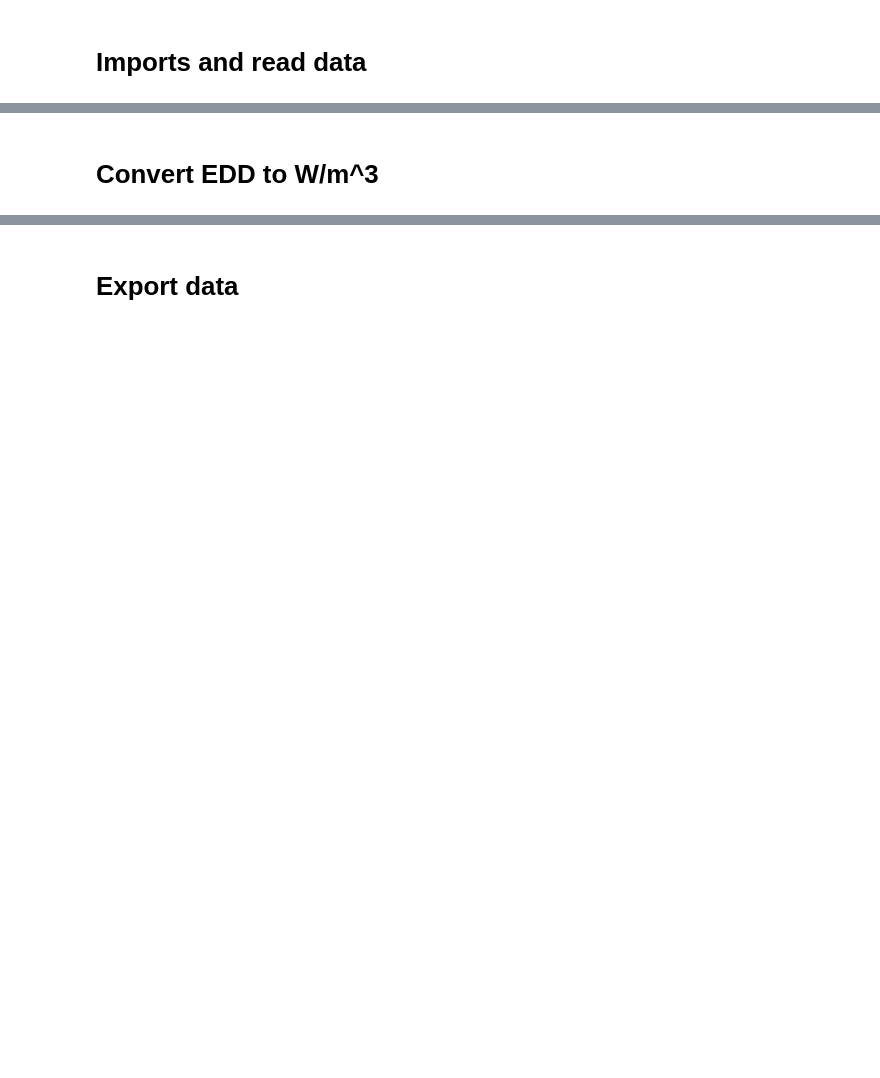
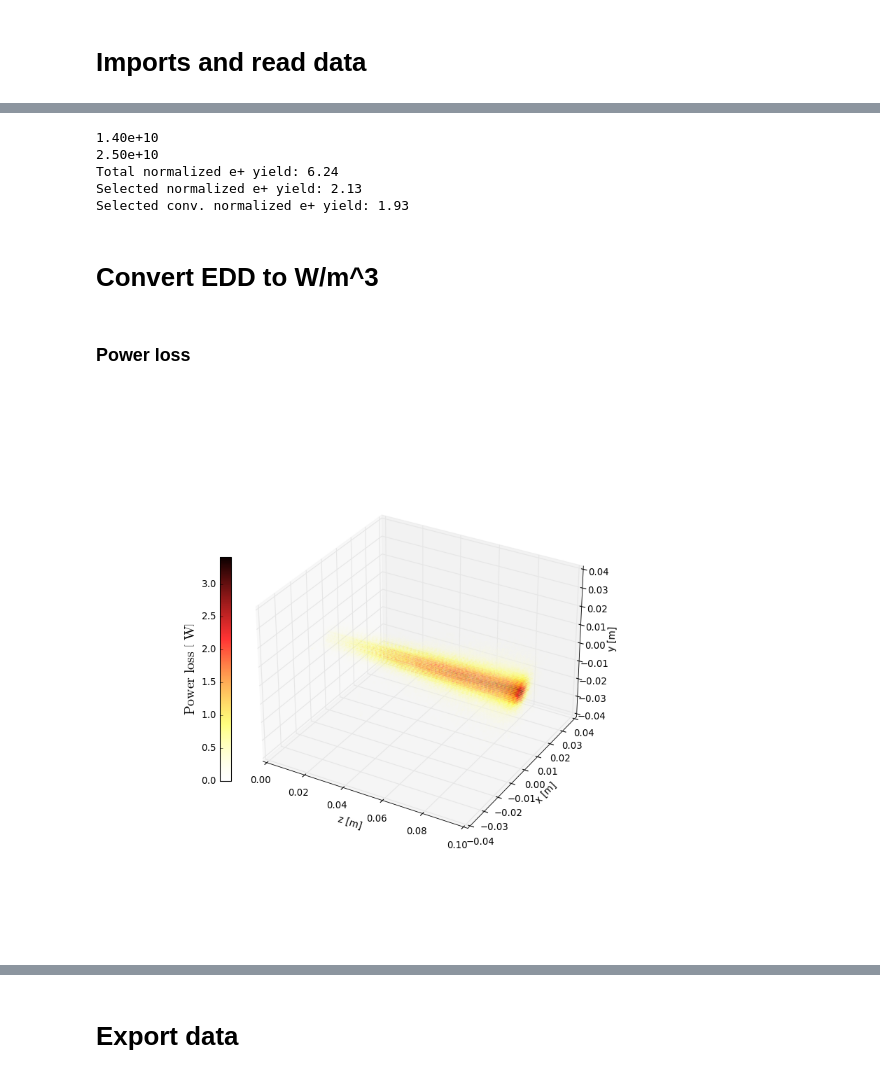
Before and after one commit to MaxVarverakis/G4Bl-LXeSims, a Jupyter notebook: analysis/convert_to_PowerPerVol.ipynb, the cells around one changed output, grey strips where cells are left out. Saved outputs shown, nothing was run; the diff lists cells and outputs as text; code cells hidden in the pictures; blank space fills up the shorter version.

```diff
--- a/analysis/convert_to_PowerPerVol.ipynb
+++ b/analysis/convert_to_PowerPerVol.ipynb
@@ -55,3 +94,16 @@ df_Exit = pd.read_csv(path + '/exit_window.csv')
+# %%
+selected_yield = energy[selection_mask].size / 1e3
+print(f'{4.8e-9 / e_charge / selected_yield:.2e}')
+print(f'{4.8e-9 / e_charge / 1.2:.2e}')
+print(f'Total normalized e+ yield: {normalized_total_yield:.2f}')
+print(f'Selected normalized e+ yield: {energy[selection_mask].size/1e3:.2f}')
+print(f'Selected conv. normalized e+ yield: {energy[conv_t_mask].size/1e3:.2f}')
+# %% [output]
+1.40e+10
+2.50e+10
+Total normalized e+ yield: 6.24
+Selected normalized e+ yield: 2.13
+Selected conv. normalized e+ yield: 1.93
 # %% [markdown]
 # Convert EDD to W/m^3
 # %%
@@ -67,0 +129,25 @@ if not scaled:
+# %% [markdown]
+### Power loss
+# %%
+X,Y = np.meshgrid(np.unique(df_LXe['x']), np.unique(df_LXe['y']))
+
+plt.close()
+fig, ax = plt.subplots(subplot_kw={"projection": "3d"}, figsize=(10,10))
+img = ax.scatter(df_LXe['z'], df_LXe['x'], df_LXe['y'], c=df_LXe['EDD']*0.0000000005, marker='o', s=5, cmap='hot_rT', edgecolors='none')
+ax.scatter(df_Entrance['z'], df_Entrance['x'], df_Entrance['y'], c=df_Entrance['EDD']*0.000000002, marker='o', s=5, cmap='coolT', edgecolors='none', vmax = 4e9)
+ax.scatter(df_Exit['z'], df_Exit['x'], df_Exit['y'], c=df_Exit['EDD']*0.000000002, marker='o', s=5, cmap='coolT', edgecolors='none', vmax = 4e9)
+
+cb = fig.colorbar(img, ax=ax, pad=0.01, shrink=.5, location='left')
+cb.set_label(label=r'$\mathrm{Power\ loss}\ \left[\ \mathrm{W}\right]$', fontsize=18)
+cb.formatter.set_useMathText(True)
+cb.formatter.set_powerlimits((0, 0))
+
+ax.set_xlabel('z [m]')
+ax.set_ylabel('x [m]')
+ax.set_zlabel('y [m]')
+
+ax.set_xlim(0, 0.1)
+
+plt.show()
+# %% [output]
+[figure, added]
```
Also changed, not shown: parts of 9 cells of this notebook, 4 other files.
